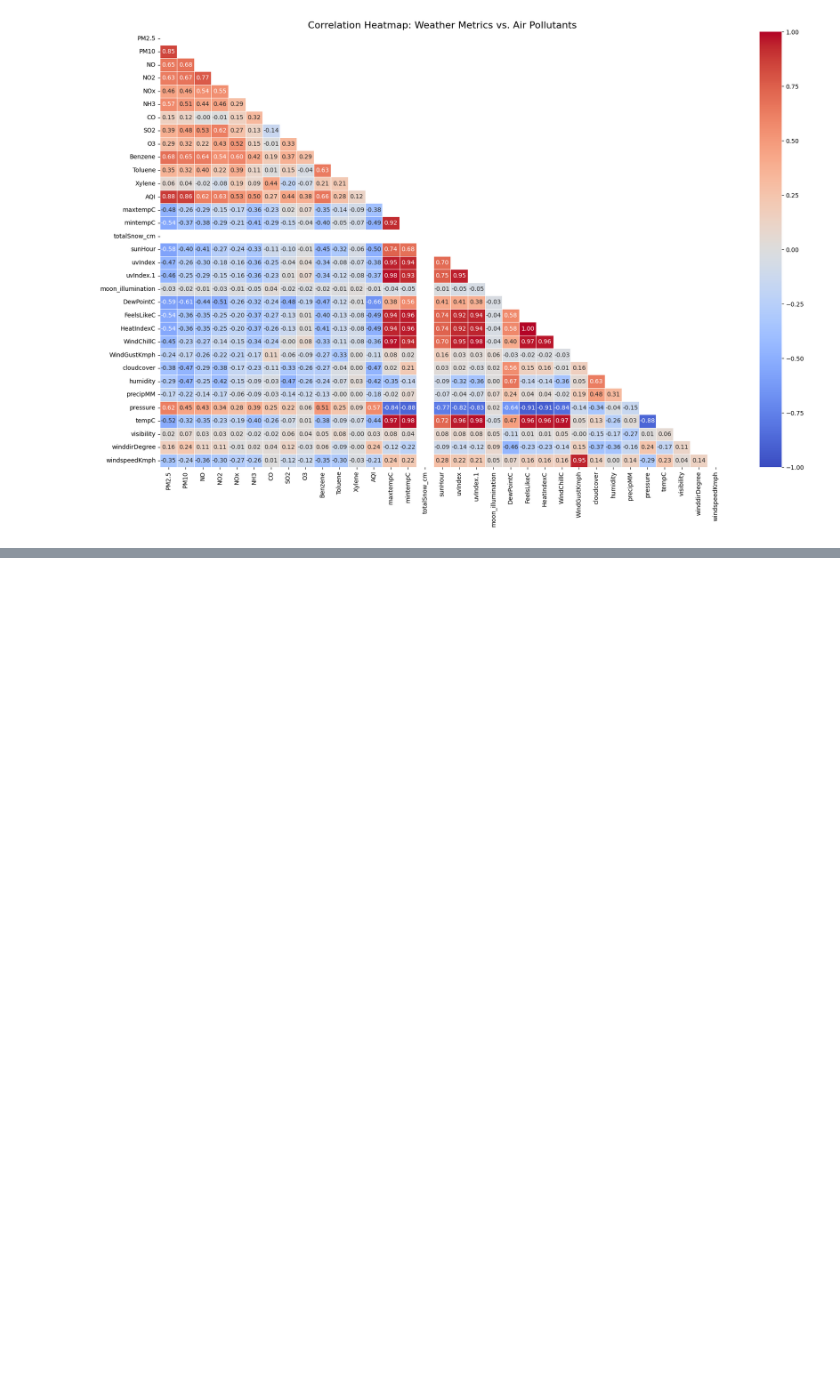
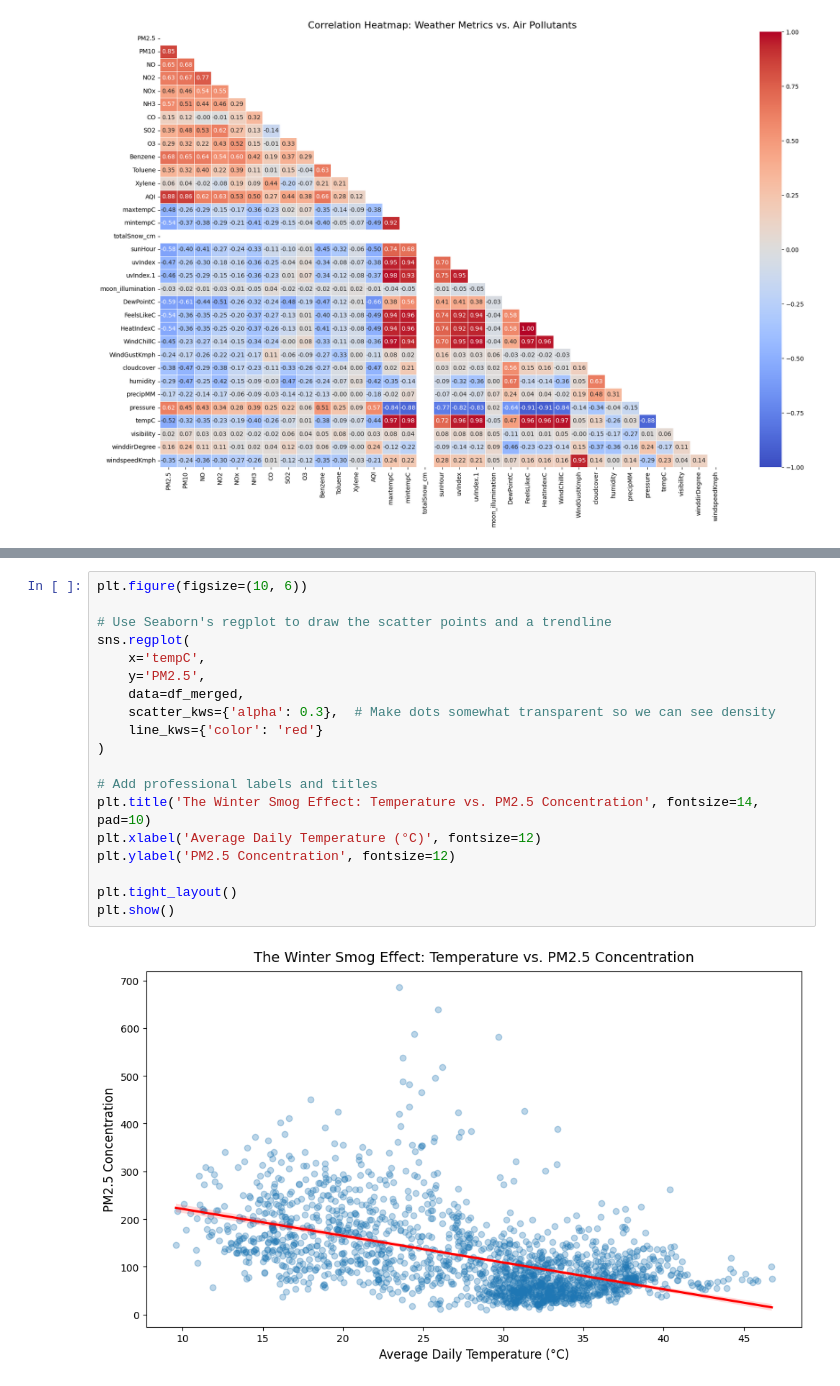
Before and after one commit to RumenMoysev/Data-science-final-exam, a Jupyter notebook: src/delhi_pollution_weather_analysis.ipynb, the cells around one changed output, grey strips where cells are left out. Drawn from its saved outputs; the diff is of its cells as text; blank space fills up the shorter version.

Commit message:
Visualize temperature and PM2.5 correlation with scatter plot and a trendline

```diff
--- a/src/delhi_pollution_weather_analysis.ipynb
+++ b/src/delhi_pollution_weather_analysis.ipynb
@@ -144,0 +151,21 @@ plt.show()
+# %%
+plt.figure(figsize=(10, 6))
+
+# Use Seaborn's regplot to draw the scatter points and a trendline
+sns.regplot(
+    x='tempC',
+    y='PM2.5',
+    data=df_merged,
+    scatter_kws={'alpha': 0.3},  # Make dots somewhat transparent so we can see density
+    line_kws={'color': 'red'}
+)
+
+# Add professional labels and titles
+plt.title('The Winter Smog Effect: Temperature vs. PM2.5 Concentration', fontsize=14, pad=10)
+plt.xlabel('Average Daily Temperature (°C)', fontsize=12)
+plt.ylabel('PM2.5 Concentration', fontsize=12)
+
+plt.tight_layout()
+plt.show()
+# %% [output]
+[figure, added]
```
Also changed, not shown: parts of 1 cell of this notebook.
